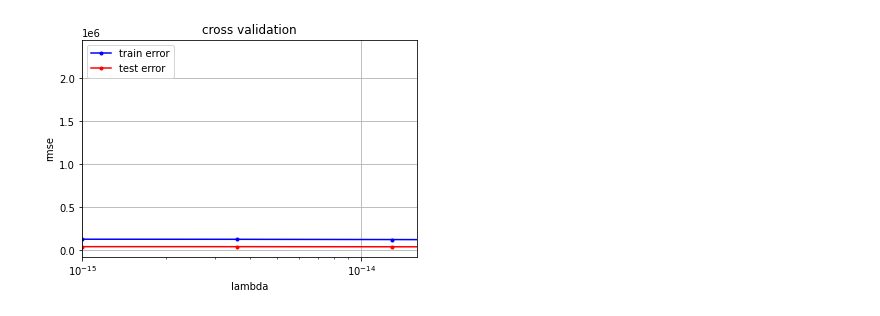
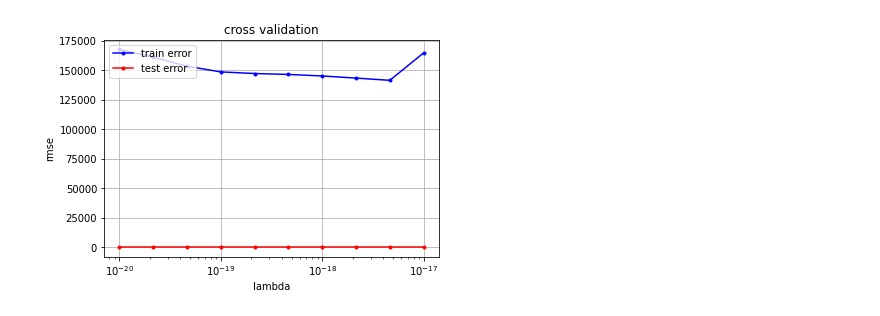
Before and after one commit to TheUndeadSloth/ML_EPFL, a Jupyter notebook: Project_1/TestingSebastian.ipynb, the cells around one changed output. Drawn from its saved outputs; the diff is of its cells as text; code cells hidden in the pictures.

```diff
--- a/Project_1/TestingSebastian.ipynb
+++ b/Project_1/TestingSebastian.ipynb
@@ -9,5 +10,5 @@ from logistic_regression import *
 # %%
-y, tx, ids = load_csv_data('Data/train.csv')
+y, txorg, ids = load_csv_data('Data/train.csv')
 y = np.array([y])
 y = y.T
 txTest, idsTest = load_csv_Test('Data/test.csv')
@@ -15,0 +22,15 @@ print(y)
+# %%
+
+#polFunc = np.ones([tx.shape[0],tx.shape[1]*(degree+1)])
+# for j in range(degree):
+#     polFunc[i,j] = np.power(tx,)
+
+
+degree = 2
+polFunc = np.ones([txorg.shape[0],txorg.shape[1]*(degree)+1])
+for j in range(degree):
+    #trying with mean now
+    polFunc[:,1+30*j:1+30*j+30] = np.power(txorg,j+1)
+tx = polFunc
+mse, testW1  = least_squares(y,polFunc)
+print(mse)
@@ -27,49 +94,47 @@ print(mse)
 # %%
-w_init = np.zeros((30,1))
+w_init = least_squares(y,tx)[1]
 #gradient descent -15 to -6.5 gives good overview
 #logistic gradeint diverges after around -14 graph until 13.8 gives good overview -14 good with rmse
-lambdas = np.logspace(-15, -10, 10)
+lambdas = np.logspace(-20, -17, 10)
 rmse_te = []
 rmse_tr = []
 for lambda_ in lambdas:
-    k_indices = build_k_indices(y,4,1)
+    k_indices = build_k_indices(y,1,1)
     tr = []
     te = []
-    for k in range(4):
+    for k in range(len(k_indices)):
 
-        data = np.c_[y,tx]
+
 
         #make a mask to extract all test data
-        mask = np.zeros(data.shape[0], dtype=bool)
+        mask = np.zeros(tx.shape[0], dtype=bool)
         mask[k_indices[k]] = True
 
-        test = data[mask,...]
+        train_x = tx[mask,...]
+        train_y = y[mask]
         amask = np.invert(mask)
-        train = data[amask,...]
-
-        train_x = train[:,1:]
-        test_x = test[:,1:]
-
-        train_y = np.array([train[:,0]]).T
-        test_y = np.array([test[:,0]]).T
-        weights = logistic_regression(y,tx,w_init,50, lambda_)[1]
+        test_x = tx[amask,...]
+        test_y = y[amask]
+        mse, weights = logistic_regression(y,tx, w_init,50,lambda_)
 
         # calculate the loss for train and test data:
         """rmse loss"""
         # loss_tr = np.sqrt(2 * compute_mse(train_y, train_x , weights))
         # loss_te = np.sqrt(2 * compute_mse(test_y, test_x , weights))
+
         """logistic loss"""
 
         loss_tr = calculate_loss(train_y, train_x, weights)
         loss_te = calculate_loss(test_y, test_x, weights)
 
         tr.append(loss_tr)
         te.append(loss_te)
     rmse_tr.append(np.array(tr).mean())
     rmse_te.append(np.array(te).mean())
+
 cross_validation_visualization(lambdas, rmse_tr, rmse_te)
 # %% [output]
-[figure, old version]
+[figure, new version]
 # %%
 
 mse, testW  = least_squares(y,tx)
```
Also changed, not shown: parts of 12 cells of this notebook, 6 other files.
